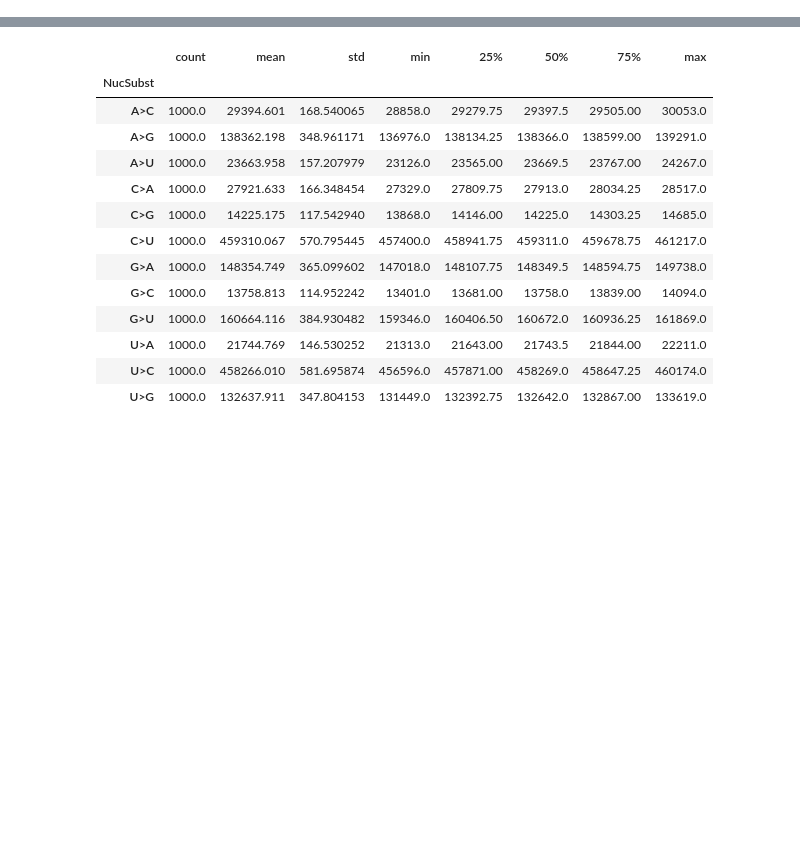
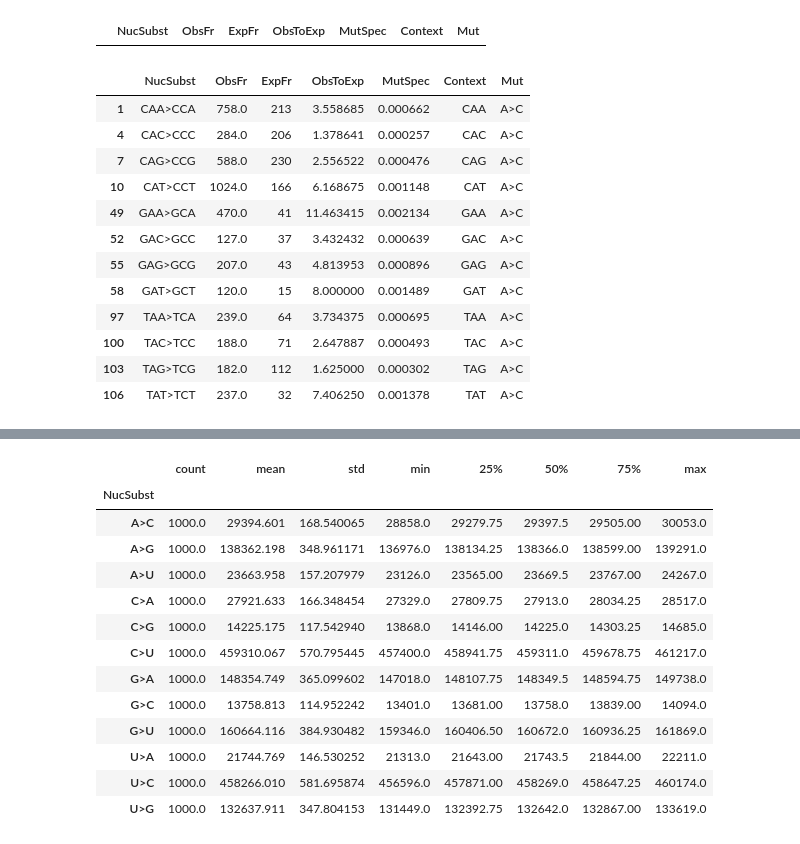
Before and after one commit to mitoclub/Signatures, a Jupyter notebook: notebooks/2.EDA_bootstraping.ipynb, the cells around one changed output, grey strips where cells are left out. Saved outputs shown, nothing was run; the diff lists cells and outputs as text; code cells hidden in the pictures; blank space fills up the shorter version.

```diff
--- a/notebooks/2.EDA_bootstraping.ipynb
+++ b/notebooks/2.EDA_bootstraping.ipynb
@@ -16,3 +21,8 @@ for f in filepaths:
         _path = os.path.join(path, f)
         _df = pd.read_csv(_path, index_col=0)
         dataframes.append(_df)
+# %%
+d = dataframes[0]
+d["NucSubst"] = d["NucSubst"].str.replace("U", "T")
+d["Context"] = d.NucSubst.str.slice(0, 3)
+d["Mut"] = d.NucSubst.str.get(1) + ">" + d.NucSubst.str.get(-2)
@@ -18,0 +45,21 @@ for f in filepaths:
+# %%
+d[d.NucSubst.str.startswith("A")]
+# %% [output]
+|  | NucSubst | ObsFr | ExpFr | ObsToExp | MutSpec | Context | Mut |
+# %%
+gr = d.groupby("Mut")
+gr.get_group("A>C")
+# %% [output]
+|  | NucSubst | ObsFr | ExpFr | ObsToExp | MutSpec | Context | Mut |
+| 1 | CAA>CCA | 758.0 | 213 | 3.558685 | 0.000662 | CAA | A>C |
+| 4 | CAC>CCC | 284.0 | 206 | 1.378641 | 0.000257 | CAC | A>C |
+| 7 | CAG>CCG | 588.0 | 230 | 2.556522 | 0.000476 | CAG | A>C |
+| 10 | CAT>CCT | 1024.0 | 166 | 6.168675 | 0.001148 | CAT | A>C |
+| 49 | GAA>GCA | 470.0 | 41 | 11.463415 | 0.002134 | GAA | A>C |
+| 52 | GAC>GCC | 127.0 | 37 | 3.432432 | 0.000639 | GAC | A>C |
+| 55 | GAG>GCG | 207.0 | 43 | 4.813953 | 0.000896 | GAG | A>C |
+| 58 | GAT>GCT | 120.0 | 15 | 8.000000 | 0.001489 | GAT | A>C |
+| 97 | TAA>TCA | 239.0 | 64 | 3.734375 | 0.000695 | TAA | A>C |
+| 100 | TAC>TCC | 188.0 | 71 | 2.647887 | 0.000493 | TAC | A>C |
+| 103 | TAG>TCG | 182.0 | 112 | 1.625000 | 0.000302 | TAG | A>C |
+| 106 | TAT>TCT | 237.0 | 32 | 7.406250 | 0.001378 | TAT | A>C |
```
Also changed, not shown: parts of 5 cells of this notebook.
